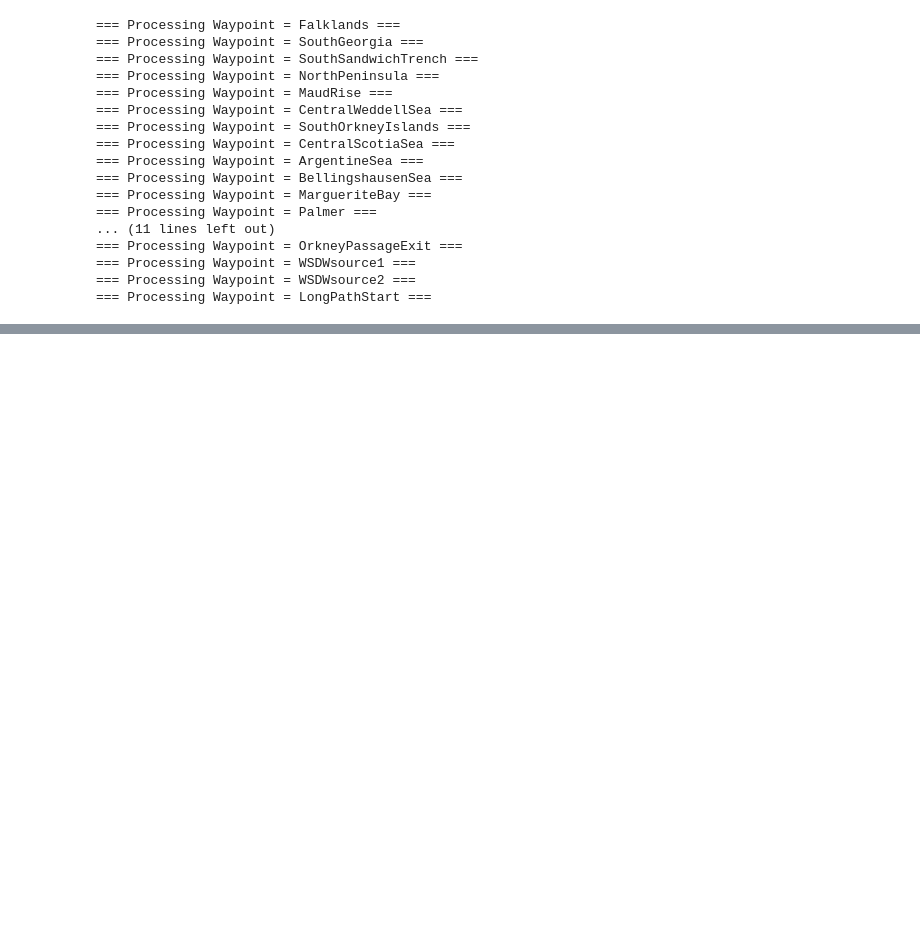
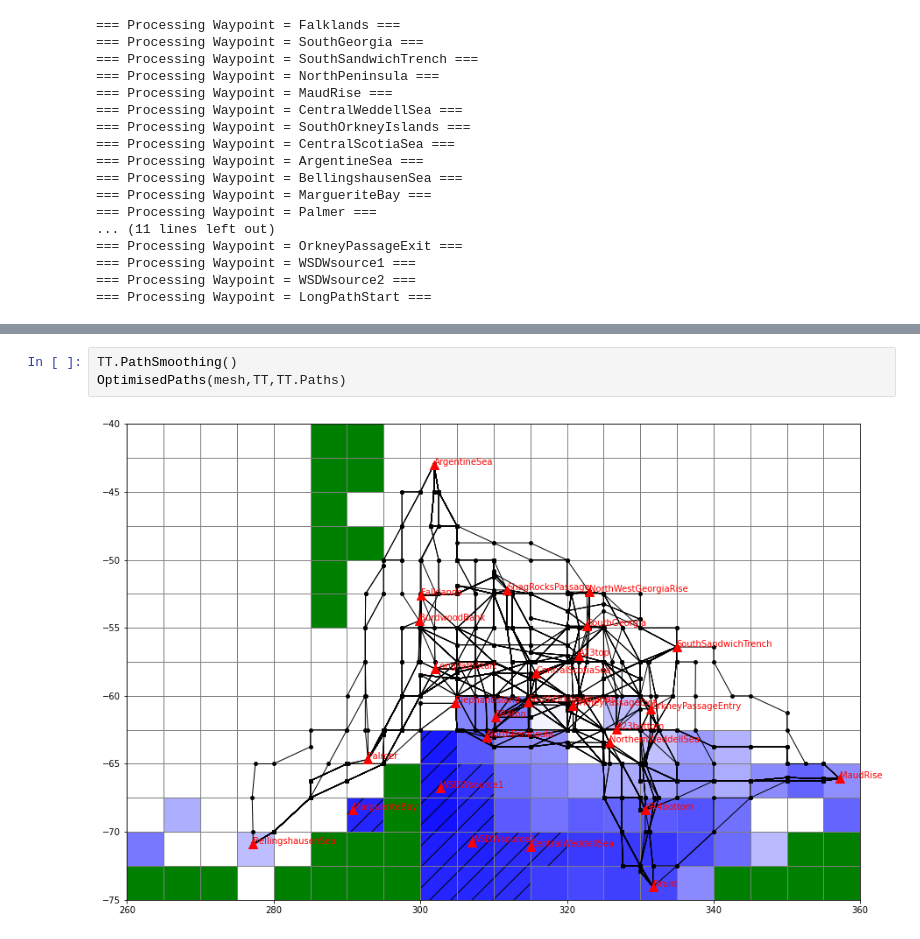
Before and after one commit to antarctica/PolarRoute, a Jupyter notebook: Example_AllWaypointsRegion.ipynb, the cells around one changed output, grey strips where cells are left out. Cells and saved outputs as stored; diff of their text form; blank space fills up the shorter version.

Commit message:
Smoothing Paths - Still some issues, further research needed.

```diff
--- a/Example_AllWaypointsRegion.ipynb
+++ b/Example_AllWaypointsRegion.ipynb
@@ -134,0 +140,5 @@ OptimisedPaths(mesh,TT,TT.Paths)
+# %%
+TT.PathSmoothing()
+OptimisedPaths(mesh,TT,TT.Paths)
+# %% [output]
+[figure, added]
```
Also changed, not shown: parts of 2 cells of this notebook.
